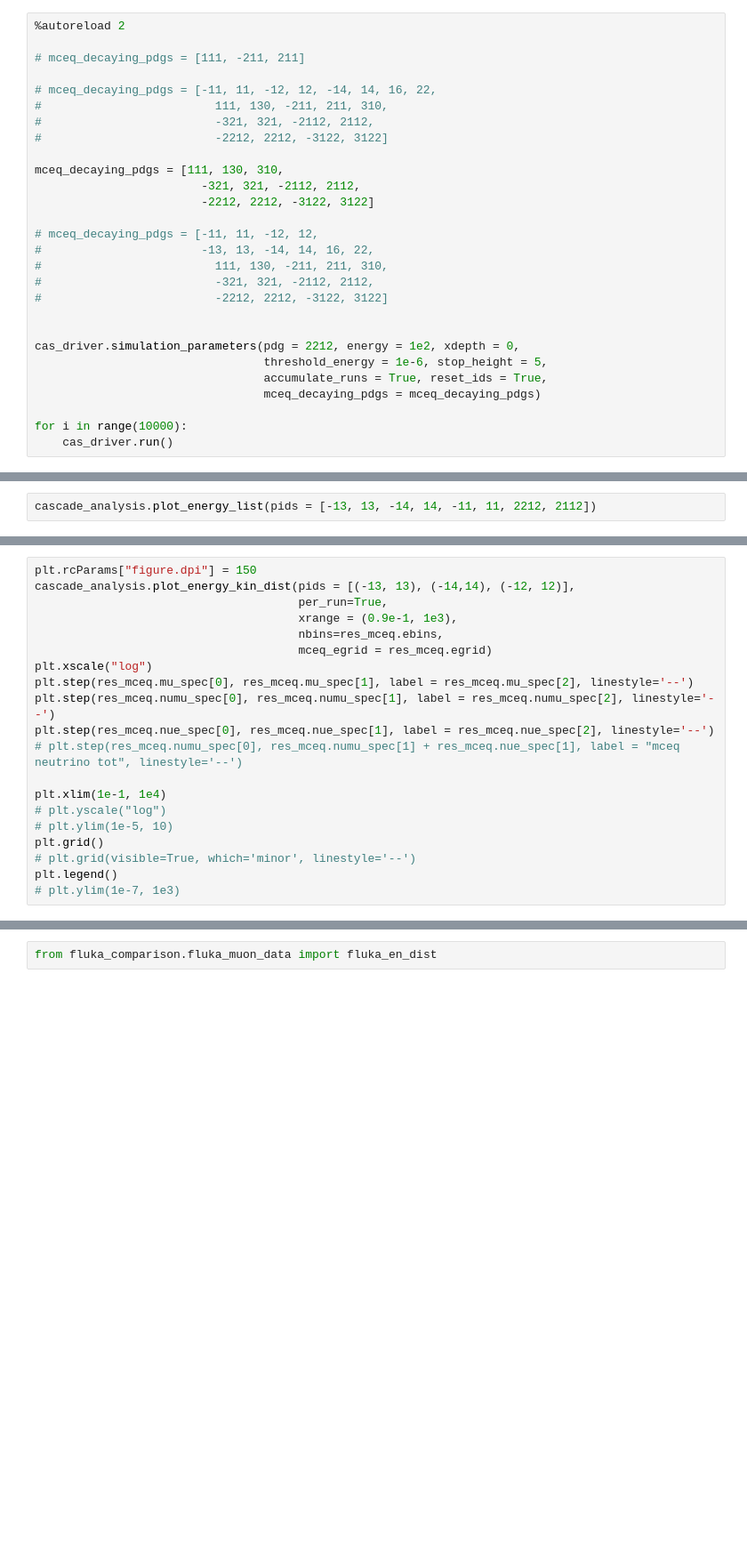
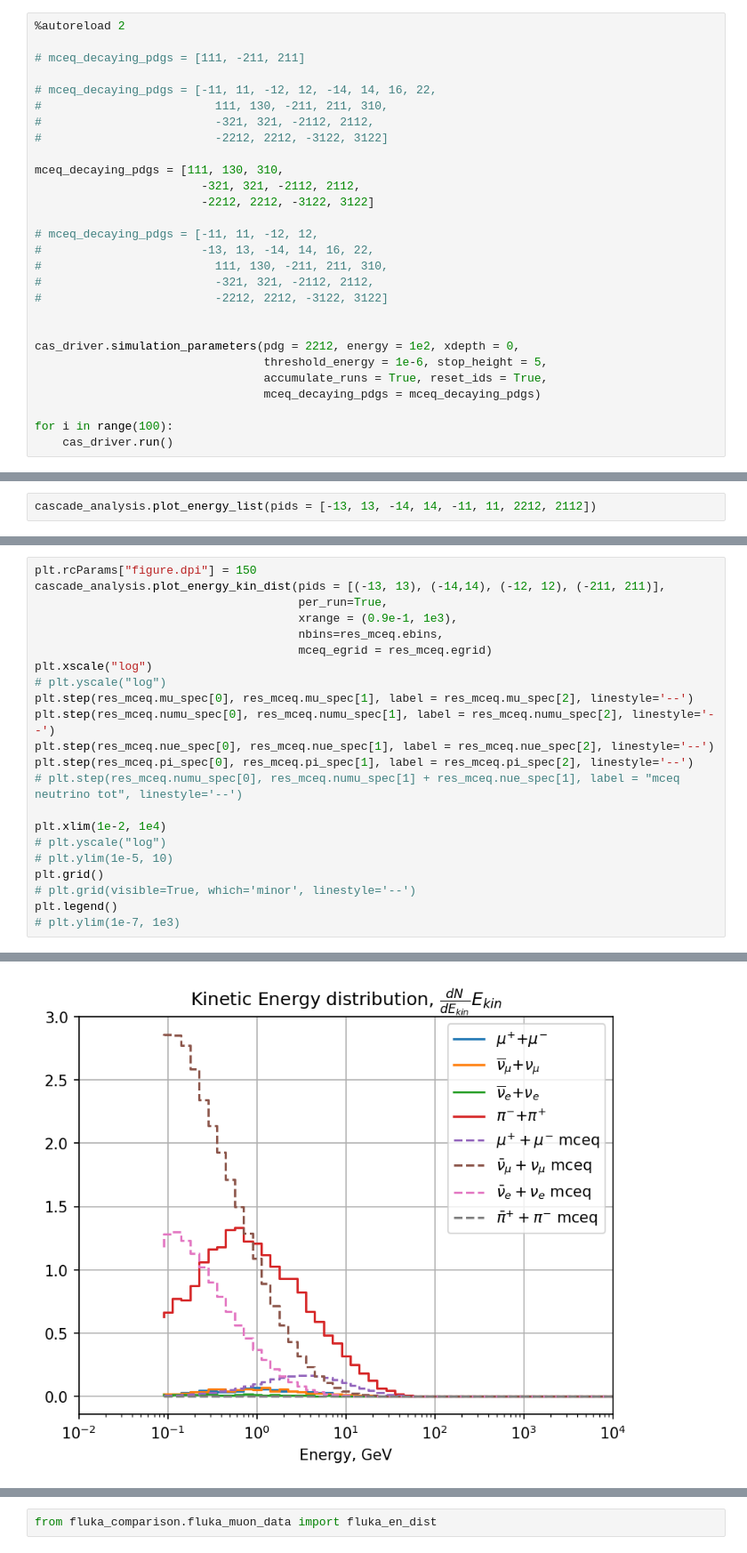
Before and after one commit to jncots/xmax_sigma, a Jupyter notebook: cascade_np/test_cas_driver.ipynb, the cells around one changed output, grey strips where cells are left out. Shown at 89% size. Cells and saved outputs as stored; diff of their text form; blank space fills up the shorter version.

```diff
--- a/cascade_np/test_cas_driver.ipynb
+++ b/cascade_np/test_cas_driver.ipynb
@@ -30,5 +48,5 @@ cas_driver.simulation_parameters(pdg = 2212, energy = 1e2, xdepth = 0,
                                  accumulate_runs = True, reset_ids = True,
                                  mceq_decaying_pdgs = mceq_decaying_pdgs)
 
-for i in range(10000):
+for i in range(100):
     cas_driver.run()
@@ -59,20 +123,23 @@ cascade_analysis.search_for_parents()
 # %%
 plt.rcParams["figure.dpi"] = 150
-cascade_analysis.plot_energy_kin_dist(pids = [(-13, 13), (-14,14), (-12, 12)],
+cascade_analysis.plot_energy_kin_dist(pids = [(-13, 13), (-14,14), (-12, 12), (-211, 211)],
                                       per_run=True,
                                       xrange = (0.9e-1, 1e3),
                                       nbins=res_mceq.ebins,
                                       mceq_egrid = res_mceq.egrid)
 plt.xscale("log")
+# plt.yscale("log")
 plt.step(res_mceq.mu_spec[0], res_mceq.mu_spec[1], label = res_mceq.mu_spec[2], linestyle='--')
 plt.step(res_mceq.numu_spec[0], res_mceq.numu_spec[1], label = res_mceq.numu_spec[2], linestyle='--')
 plt.step(res_mceq.nue_spec[0], res_mceq.nue_spec[1], label = res_mceq.nue_spec[2], linestyle='--')
+plt.step(res_mceq.pi_spec[0], res_mceq.pi_spec[1], label = res_mceq.pi_spec[2], linestyle='--')
 # plt.step(res_mceq.numu_spec[0], res_mceq.numu_spec[1] + res_mceq.nue_spec[1], label = "mceq neutrino tot", linestyle='--')
 
-plt.xlim(1e-1, 1e4)
+plt.xlim(1e-2, 1e4)
 # plt.yscale("log")
 # plt.ylim(1e-5, 10)
 plt.grid()
 # plt.grid(visible=True, which='minor', linestyle='--')
 plt.legend()
 # plt.ylim(1e-7, 1e3)
+# %% [output]
@@ -78,0 +148 @@ plt.legend()
+[figure, added]
```
Also changed, not shown: parts of 10 cells of this notebook, 4 other files.
